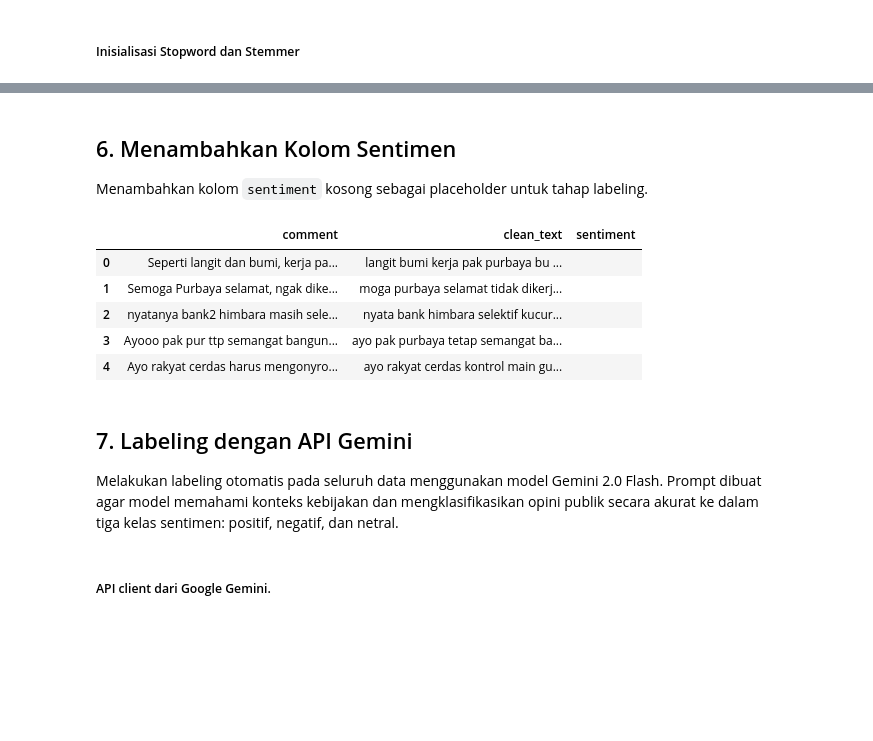
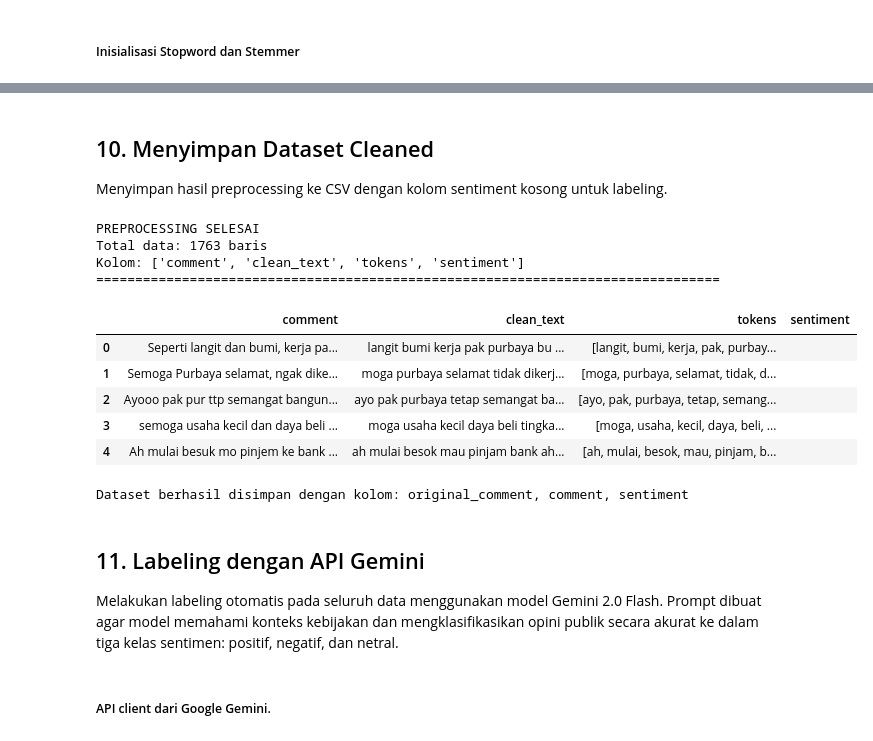
Before and after one commit to Lukas166/sentiment-analysis-purbaya-200t, a Jupyter notebook: data_pre-processing.ipynb, the cells around one changed output, grey strips where cells are left out. Saved outputs shown, nothing was run; the diff lists cells and outputs as text; code cells hidden in the pictures; blank space fills up the shorter version.

```diff
--- a/data_pre-processing.ipynb
+++ b/data_pre-processing.ipynb
@@ -86,9 +91,6 @@ df['clean_text'] = df['comment'].apply(remove_html)
 df['clean_text'] = df['clean_text'].apply(normalize_unicode)
 df['clean_text'] = df['clean_text'].apply(remove_url_mentions)
 df['clean_text'] = df['clean_text'].apply(remove_emoji)
-df['clean_text'] = df['clean_text'].apply(lowercase_and_remove_punct)
-df['clean_text'] = df['clean_text'].apply(replace_word_elongation)  #indoNLP
-df['clean_text'] = df['clean_text'].apply(remove_single_letter)
 df['clean_text'] = df['clean_text'].apply(normalize_space)
 
 df[['comment', 'clean_text']].head()
@@ -142,8 +242,7 @@ Menghapus kata umum yang tidak informatif dan mengembalikan kata ke bentuk dasar
 # %%
 # Inisialisasi Stopword
 stop_factory = StopWordRemoverFactory()
-stop_remover = stop_factory.create_stop_word_remover()
+stopwords = stop_factory.get_stop_words()
 
-# Inisialisasi Stemmer
-stem_factory = StemmerFactory()
-stemmer = stem_factory.create_stemmer()
+print(f"Total stopwords: {len(stopwords)}")
+print(f"Contoh stopwords: {list(stopwords)[:20]}")
@@ -173,15 +263,8 @@ def restore_negations(text):
 # %%
-# Proteksi kata negasi
-df['clean_text'] = df['clean_text'].apply(protect_negations)
+df['tokens'] = df['tokens'].apply(remove_stopwords_tokens)
 
-# Stopword removal
-df['clean_text'] = df['clean_text'].apply(lambda x: stop_remover.remove(x))
+# Update clean_text dari tokens
+df['clean_text'] = df['tokens'].apply(lambda x: ' '.join(x))
 
-# Stemming
-df['clean_text'] = df['clean_text'].apply(lambda x: stemmer.stem(x))
-
-# Pulihkan kata negasi
-df['clean_text'] = df['clean_text'].apply(restore_negations)
-
-df[['comment', 'clean_text']].head()
+df[['comment', 'clean_text', 'tokens']].head()
 # %% [output]
@@ -193,0 +288,11 @@ df[['comment', 'clean_text']].head()
+# %%
+# Stemming per token
+def stem_tokens(tokens):
+    return [stemmer.stem(token) for token in tokens]
+
+df['tokens'] = df['tokens'].apply(stem_tokens)
+
+# Update clean_text dari tokens
+df['clean_text'] = df['tokens'].apply(lambda x: ' '.join(x))
+
+df[['comment', 'clean_text', 'tokens']].head()
@@ -194,25 +306,41 @@ df[['comment', 'clean_text']].head()
 # %% [markdown]
-## 6. Menambahkan Kolom Sentimen
-Menambahkan kolom `sentiment` kosong sebagai placeholder untuk tahap labeling.
+## 10. Menyimpan Dataset Cleaned
+Menyimpan hasil preprocessing ke CSV dengan kolom sentiment kosong untuk labeling.
 # %%
 # Tambahkan kolom sentiment kosong
 df['sentiment'] = ""
 
-df[['comment', 'clean_text', 'sentiment']].head(5)
+# Tampilkan hasil akhir preprocessing
+print("PREPROCESSING SELESAI")
+print(f"Total data: {len(df)} baris")
+print(f"Kolom: {list(df.columns)}")
+print("=" * 80)
+
+df[['comment', 'clean_text', 'tokens', 'sentiment']].head()
 # %% [output]
+PREPROCESSING SELESAI
+Total data: 1763 baris
+Kolom: ['comment', 'clean_text', 'tokens', 'sentiment']
+================================================================================
-|  | comment | clean_text | sentiment |
-| 0 | Seperti langit dan bumi, kerja pa... | langit bumi kerja pak purbaya bu ... |  |
-| 1 | Semoga Purbaya selamat, ngak dike... | moga purbaya selamat tidak dikerj... |  |
-| 2 | nyatanya bank2 himbara masih sele... | nyata bank himbara selektif kucur... |  |
-| 3 | Ayooo pak pur ttp semangat bangun... | ayo pak purbaya tetap semangat ba... |  |
-| 4 | Ayo rakyat cerdas harus mengonyro... | ayo rakyat cerdas kontrol main gu... |  |
+|  | comment | clean_text | tokens | sentiment |
+| 0 | Seperti langit dan bumi, kerja pa... | langit bumi kerja pak purbaya bu ... | [langit, bumi, kerja, pak, purbay... |  |
+| 1 | Semoga Purbaya selamat, ngak dike... | moga purbaya selamat tidak dikerj... | [moga, purbaya, selamat, tidak, d... |  |
+| 2 | Ayooo pak pur ttp semangat bangun... | ayo pak purbaya tetap semangat ba... | [ayo, pak, purbaya, tetap, semang... |  |
+| 3 | semoga usaha kecil dan daya beli ... | moga usaha kecil daya beli tingka... | [moga, usaha, kecil, daya, beli, ... |  |
+| 4 | Ah mulai besuk mo pinjem ke bank ... | ah mulai besok mau pinjam bank ah... | [ah, mulai, besok, mau, pinjam, b... |  |
 # %%
+# Simpan ke CSV dengan kolom original_comment, comment (hasil preprocessing), dan sentiment
 pd.DataFrame({
-    'comment': df['clean_text'],
+    'original_comment': df['comment'],  # Komentar asli dari dataset_filtered
+    'comment': df['clean_text'],  # Hasil preprocessing (tokens yang sudah di-join)
     'sentiment': df['sentiment']
 }).to_csv("dataset_cleaned.csv", index=False, encoding='utf-8')
+
+print("Dataset berhasil disimpan dengan kolom: original_comment, comment, sentiment")
+# %% [output]
+Dataset berhasil disimpan dengan kolom: original_comment, comment, sentiment
 # %% [markdown]
-## 7. Labeling dengan API Gemini
+## 11. Labeling dengan API Gemini
 Melakukan labeling otomatis pada seluruh data menggunakan model Gemini 2.0 Flash.
 Prompt dibuat agar model memahami konteks kebijakan dan mengklasifikasikan opini publik secara akurat ke dalam tiga kelas sentimen: positif, negatif, dan netral.
 # %% [markdown]
```
Also changed, not shown: parts of 33 cells of this notebook, 9 other files.
